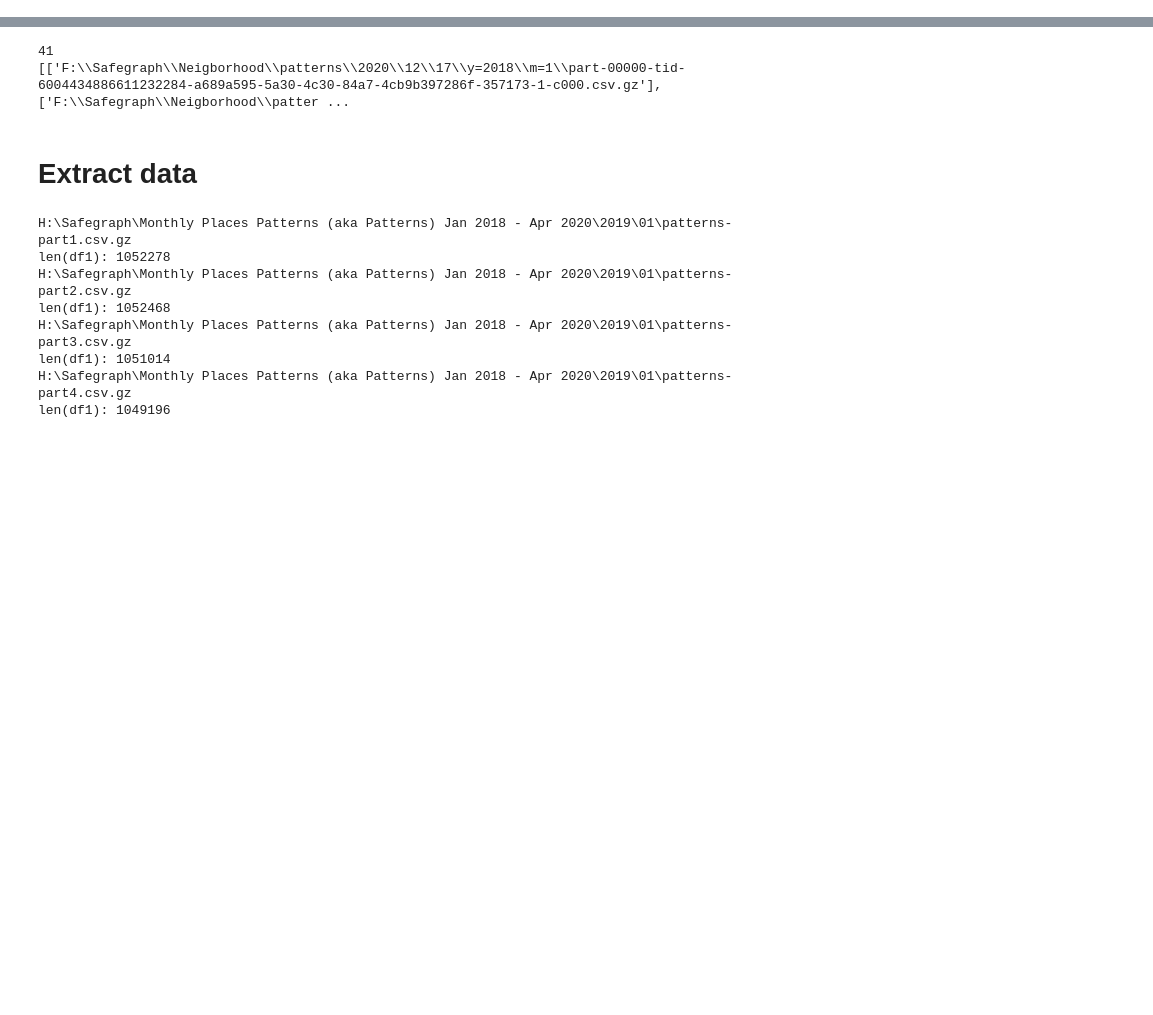
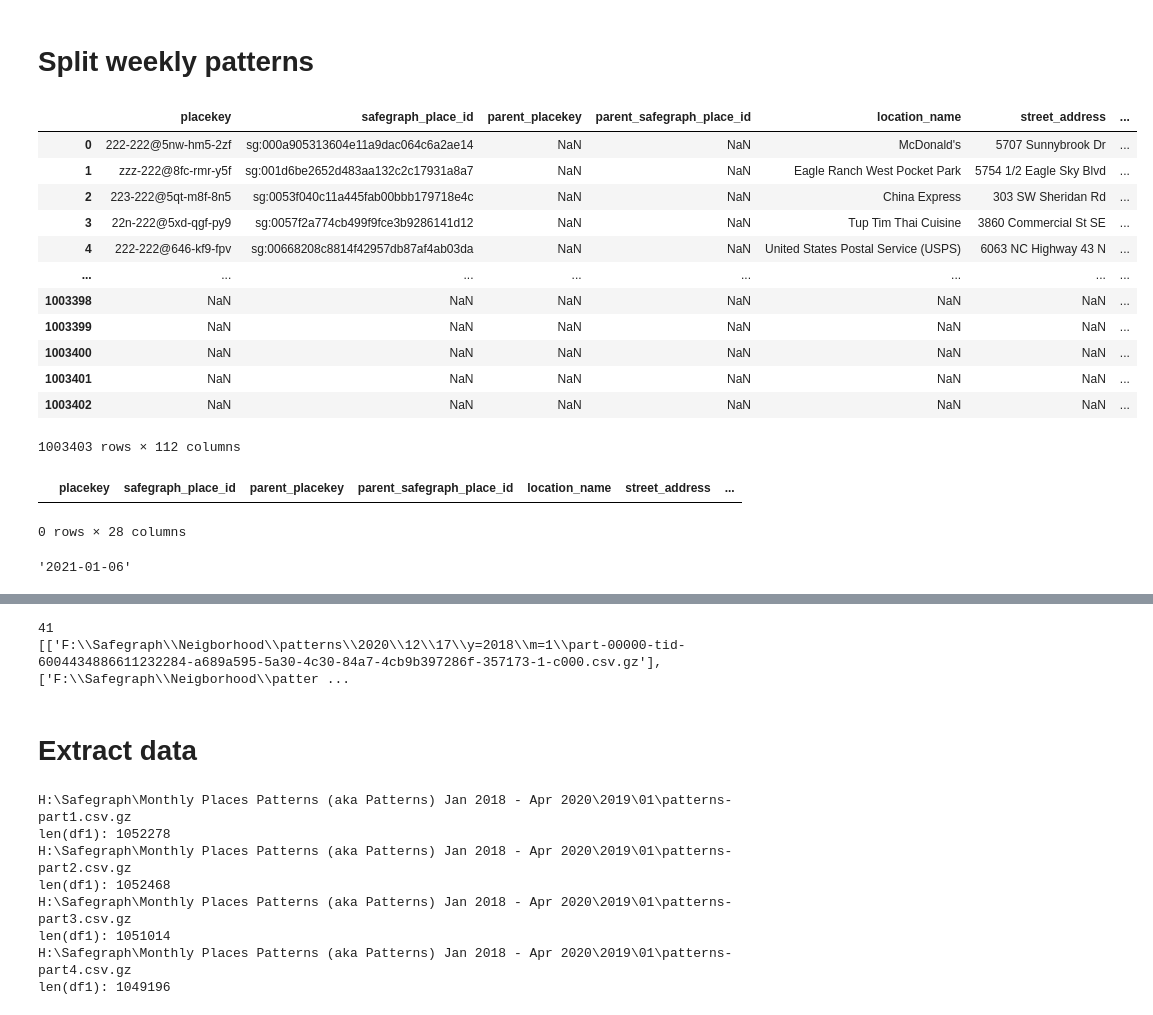
Before and after one commit to gladcolor/safegraph_code, a Jupyter notebook: patterns.ipynb, the cells around one changed output, grey strips where cells are left out. Drawn from its saved outputs; the diff is of its cells as text; code cells hidden in the pictures; blank space fills up the shorter version.

```diff
--- a/patterns.ipynb
+++ b/patterns.ipynb
@@ -2,0 +1,30 @@ pip install vaex
+# %% [markdown]
+# Split weekly patterns
+# %%
+csv_file = r'G:\Safegraph\Weekly Places Patterns (for data from 2020-11-30 to Present)\patterns\2021\01\06\19\patterns-part1.csv.gz'
+
+csv_dir = r'G:\Safegraph\Weekly Places Patterns (for data from 2020-11-30 to Present)\patterns\2021\01\06\19'
+csv_files = glob.glob(os.path.join(csv_dir, "*.gz"))
+
+df_list = []
+for csv_file in csv_files:
+    df = pd.read_csv(csv_file)
+    df_list.append(df)
+
+df_all = pd.concat(df_list, axis=0)
+
+df_all
+# %% [output]
+|  | placekey | safegraph_place_id | parent_placekey | parent_safegraph_place_id | location_name | street_address | ... |
+| 0 | 222-222@5nw-hm5-2zf | sg:000a905313604e11a9dac064c6a2ae14 | NaN | NaN | McDonald's | 5707 Sunnybrook Dr | ... |
+| 1 | zzz-222@8fc-rmr-y5f | sg:001d6be2652d483aa132c2c17931a8a7 | NaN | NaN | Eagle Ranch West Pocket Park | 5754 1/2 Eagle Sky Blvd | ... |
+| 2 | 223-222@5qt-m8f-8n5 | sg:0053f040c11a445fab00bbb179718e4c | NaN | NaN | China Express | 303 SW Sheridan Rd | ... |
+| 3 | 22n-222@5xd-qgf-py9 | sg:0057f2a774cb499f9fce3b9286141d12 | NaN | NaN | Tup Tim Thai Cuisine | 3860 Commercial St SE | ... |
+| 4 | 222-222@646-kf9-fpv | sg:00668208c8814f42957db87af4ab03da | NaN | NaN | United States Postal Service (USPS) | 6063 NC Highway 43 N | ... |
+| ... | ... | ... | ... | ... | ... | ... | ... |
+| 1003398 | NaN | NaN | NaN | NaN | NaN | NaN | ... |
+| 1003399 | NaN | NaN | NaN | NaN | NaN | NaN | ... |
+| 1003400 | NaN | NaN | NaN | NaN | NaN | NaN | ... |
+| 1003401 | NaN | NaN | NaN | NaN | NaN | NaN | ... |
+| 1003402 | NaN | NaN | NaN | NaN | NaN | NaN | ... |
+1003403 rows × 112 columns
@@ -2,0 +35,10 @@ pip install vaex
+# %%
+df_all[df_all['postal_code'] == '45079']
+# %% [output]
+|  | placekey | safegraph_place_id | parent_placekey | parent_safegraph_place_id | location_name | street_address | ... |
+0 rows × 28 columns
+# %%
+date = csv_dir[-13:-3].replace('\\', r'-')
+date
+# %% [output]
+'2021-01-06'
```
Also changed, not shown: parts of 8 cells of this notebook, 5 other files.
